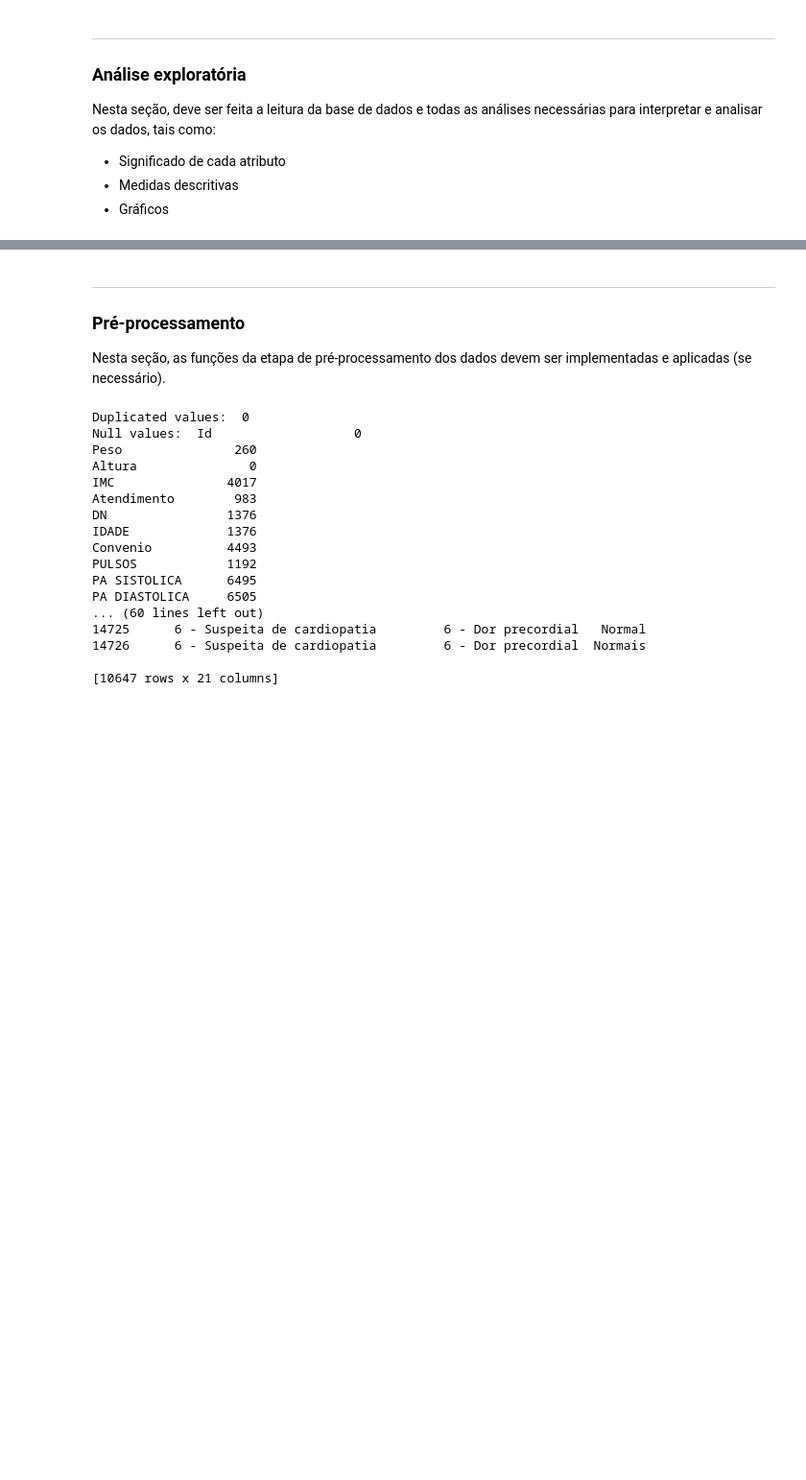
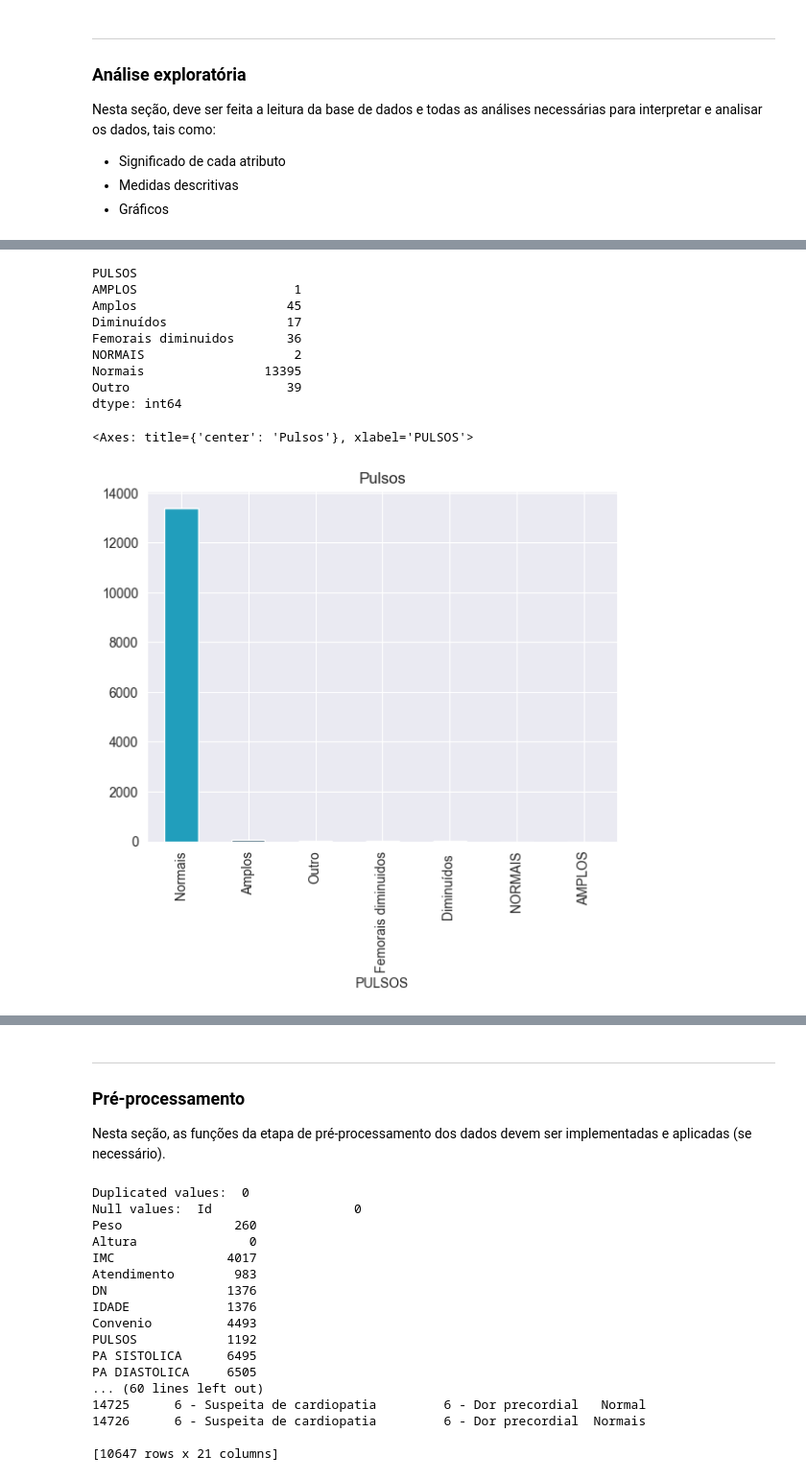
Before and after one commit to fernandoMessias/Aprendizado-de-Maquina---Deteccao-de-patologias-cardiacas-em-pacientes-pediatricos, a Jupyter notebook: main.ipynb, the cells around one changed output, grey strips where cells are left out. Shown at 96% size. Drawn from its saved outputs; the diff is of its cells as text; code cells hidden in the pictures; blank space fills up the shorter version.

```diff
--- a/main.ipynb
+++ b/main.ipynb
@@ -121,0 +174,18 @@ None
+# %%
+# Check the quantity of information by pulso
+print(df_rhp_classe.groupby(['PULSOS']).size())
+
+# Graphical representation
+df_rhp_classe.PULSOS.value_counts().plot(kind='bar', title='Pulsos', color = ['#219ebc', '#023047'])
+# %% [output]
+PULSOS
+AMPLOS                     1
+Amplos                    45
+Diminuídos                17
+Femorais diminuidos       36
+NORMAIS                    2
+Normais                13395
+Outro                     39
+dtype: int64
+<Axes: title={'center': 'Pulsos'}, xlabel='PULSOS'>
+[figure, added]
```
Also changed, not shown: parts of 23 cells of this notebook.
